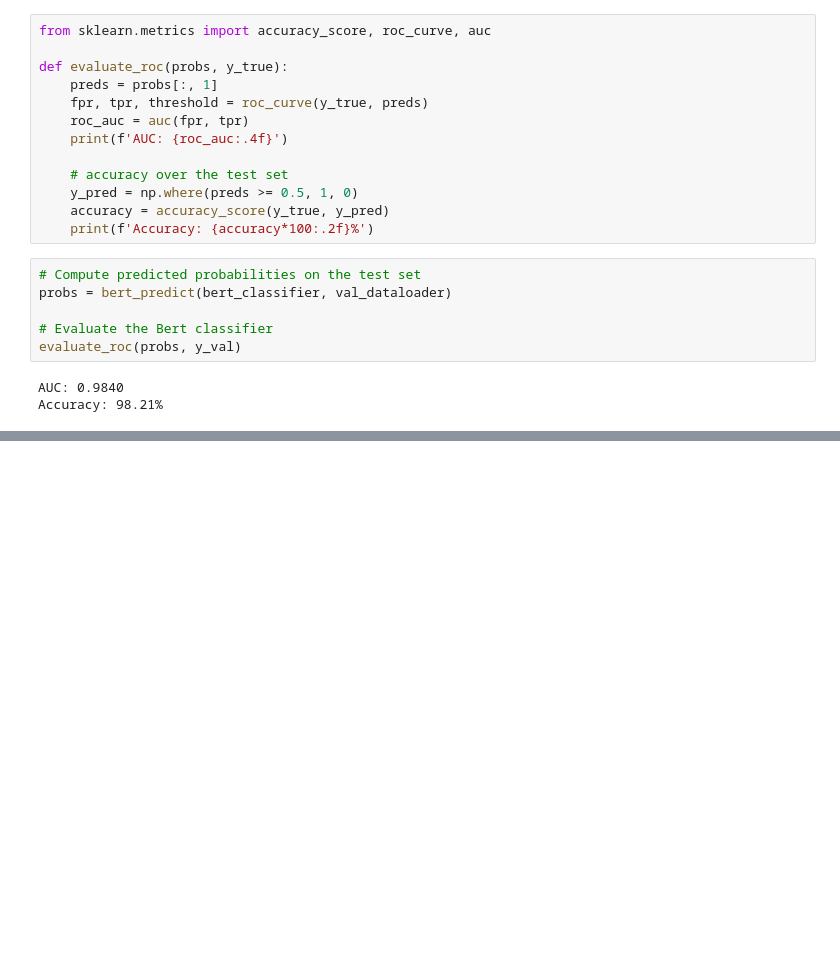
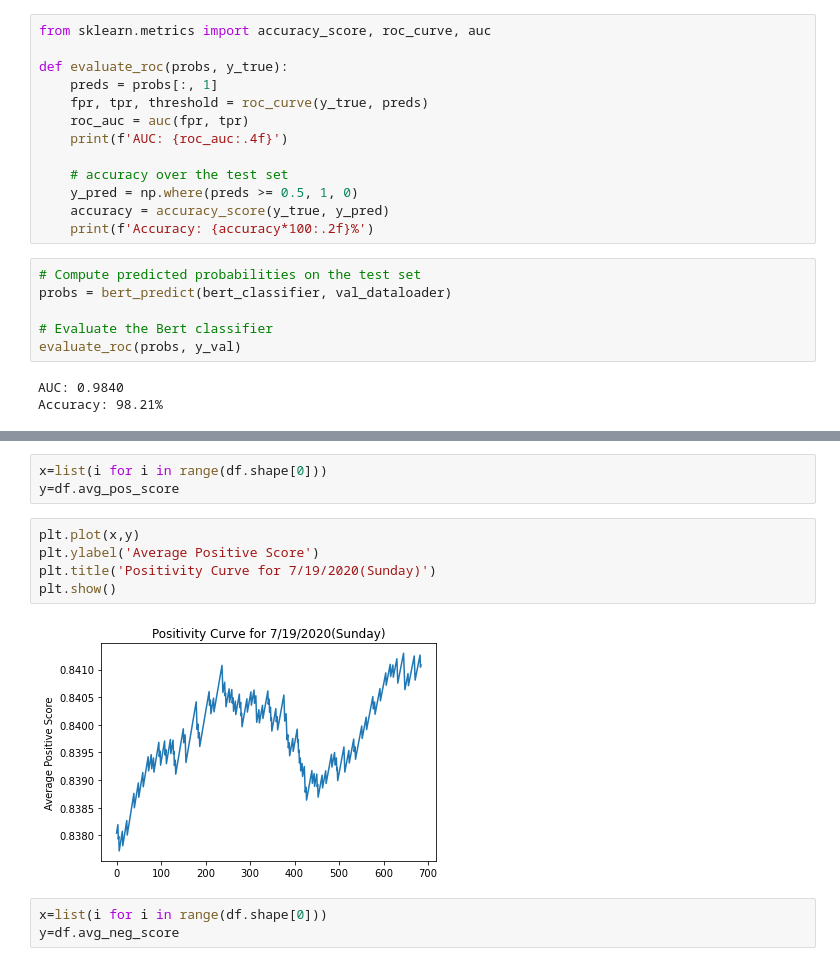
Before and after one commit to I-am-sayantan/public-sentiment-analysis-based-on-twitter-hashtags, a Jupyter notebook: CONTRIBUTION/Jupyter notebooks/Jay_Dutonde.ipynb, the cells around one changed output, grey strips where cells are left out. Saved outputs shown, nothing was run; the diff lists cells and outputs as text; blank space fills up the shorter version.

```diff
--- a/CONTRIBUTION/Jupyter notebooks/Jay_Dutonde.ipynb
+++ b/CONTRIBUTION/Jupyter notebooks/Jay_Dutonde.ipynb
@@ -438,0 +461,13 @@ data.head()
+# %%
+x=list(i for i in range(df.shape[0]))
+y=df.avg_pos_score
+# %%
+plt.plot(x,y)
+plt.ylabel('Average Positive Score')
+plt.title('Positivity Curve for 7/19/2020(Sunday)')
+plt.show()
+# %% [output]
+[figure, added]
+# %%
+x=list(i for i in range(df.shape[0]))
+y=df.avg_neg_score
```
Also changed, not shown: parts of 31 cells of this notebook.
